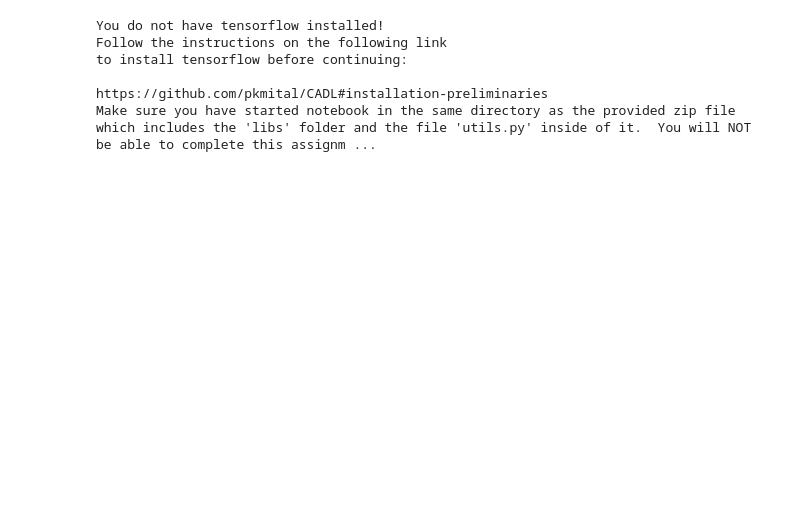
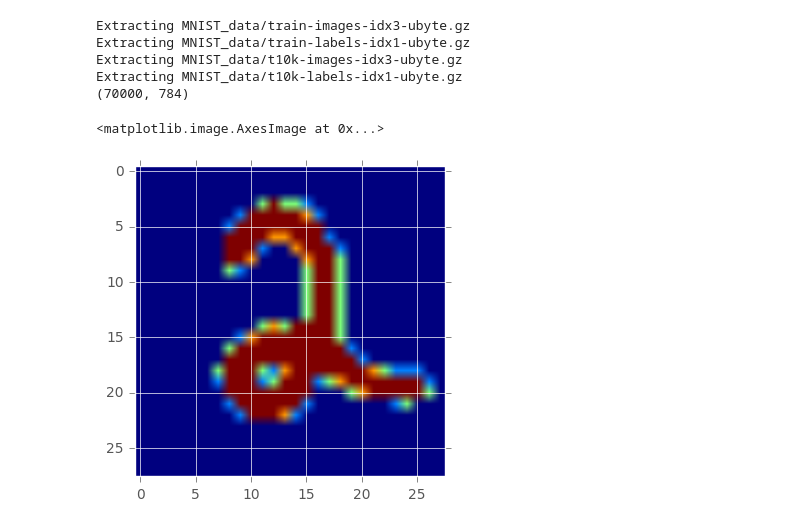
Before and after one commit to CurrentH/tensorflow, a Jupyter notebook: cadl/Untitled.ipynb, the cells around one changed output. Drawn from its saved outputs; the diff is of its cells as text; code cells hidden in the pictures; blank space fills up the shorter version.

Commit message:
Working first part in Notebook

```diff
--- a/cadl/Untitled.ipynb
+++ b/cadl/Untitled.ipynb
@@ -47,6 +47,7 @@ except ImportError:
 # we will use to display the gif
 try:
     from libs import utils, gif, datasets, dataset_utils, vae, dft
+    from libs.utils import montage
 except ImportError:
     print("Make sure you have started notebook in the same directory" +
           " as the provided zip file which includes the 'libs' folder" +
@@ -58,10 +59,19 @@ except ImportError:
 # We'll tell matplotlib to inline any drawn figures like so:
 %matplotlib inline
 plt.style.use('ggplot')
+
+from libs.datasets import MNIST
+ds = MNIST()
+
+print(ds.X.shape)
 # %% [output]
-You do not have tensorflow installed!
-Follow the instructions on the following link
-to install tensorflow before continuing:
-
-https://github.com/pkmital/CADL#installation-preliminaries
-Make sure you have started notebook in the same directory as the provided zip file which includes the 'libs' folder and the file 'utils.py' inside of it.  You will NOT be able to complete this assignm ...
+Extracting MNIST_data/train-images-idx3-ubyte.gz
+Extracting MNIST_data/train-labels-idx1-ubyte.gz
+Extracting MNIST_data/t10k-images-idx3-ubyte.gz
+Extracting MNIST_data/t10k-labels-idx1-ubyte.gz
+(70000, 784)
+# %%
+plt.imshow(ds.X[0].reshape((28, 28)))
+# %% [output]
+<matplotlib.image.AxesImage at 0x...>
+[figure, added]
```
Also changed, not shown: parts of 7 cells of this notebook, 4 other files.
